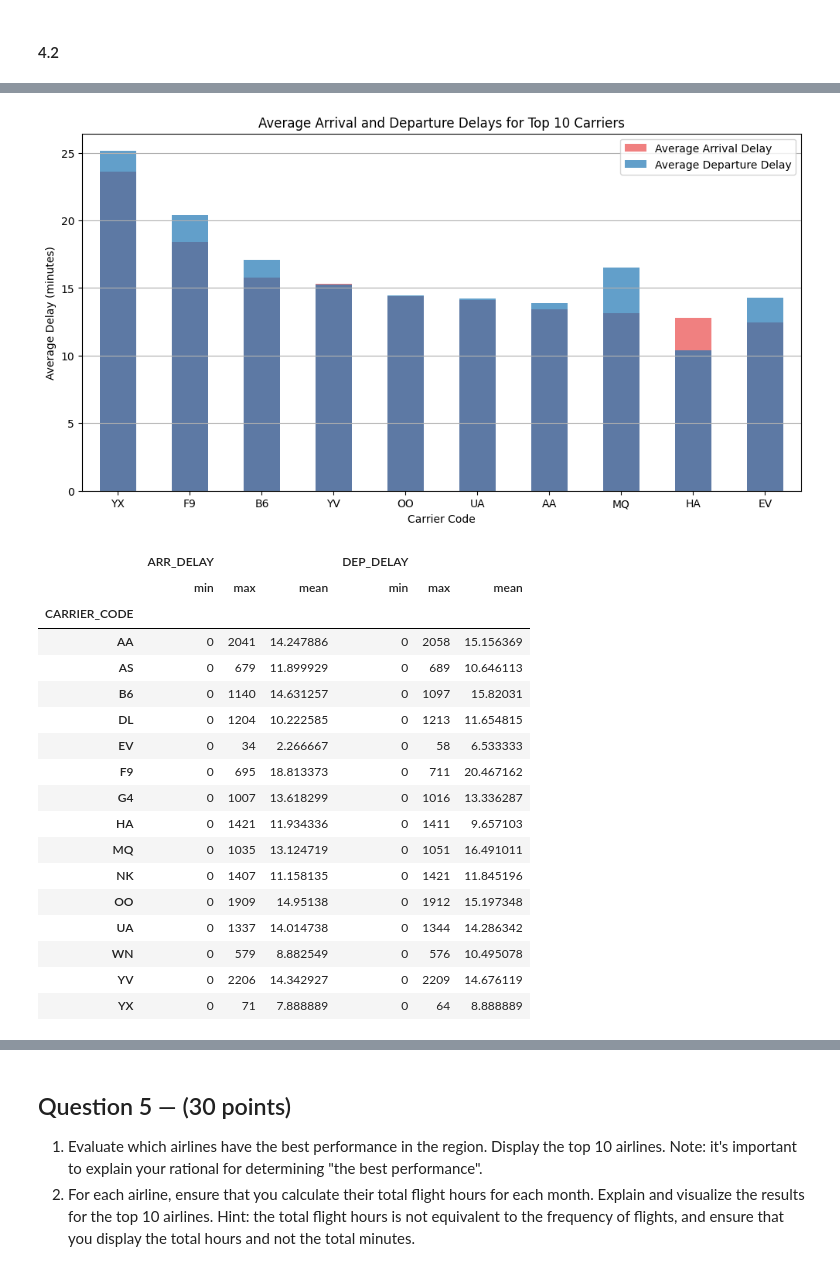
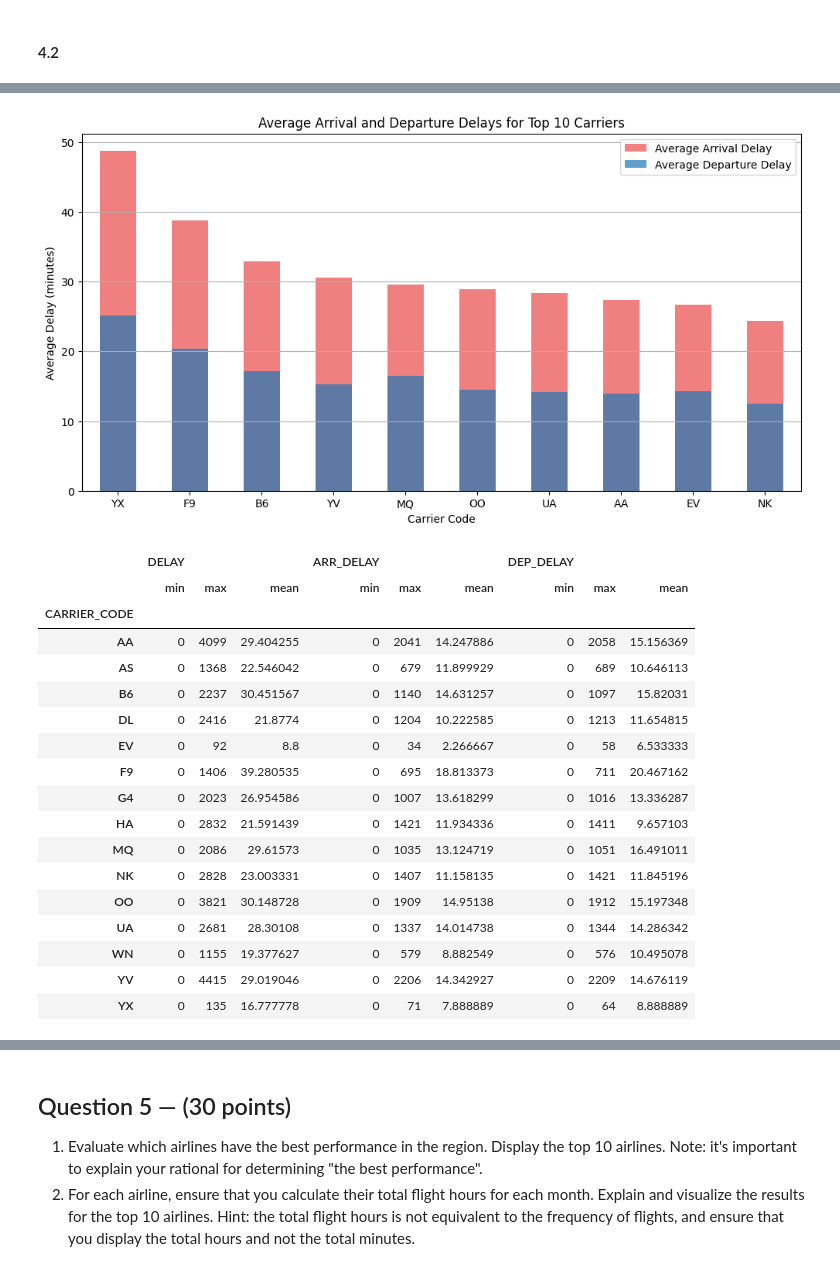
Before and after one commit to ayushzenith/practicum_1, a Jupyter notebook: Practicum.1.Group.30.ipynb, the cells around one changed output, grey strips where cells are left out. Saved outputs shown, nothing was run; the diff lists cells and outputs as text; code cells hidden in the pictures.

```diff
--- a/Practicum.1.Group.30.ipynb
+++ b/Practicum.1.Group.30.ipynb
@@ -511,11 +496,12 @@ The second chart illustrates the average arrival and departure delays for each c
 # %% [markdown]
 #### 4.2
 # %%
-# Calculate min, max, and average delays by carrier
-delay_stats = df.groupby('CARRIER_CODE')[['ARR_DELAY', 'DEP_DELAY']].agg(['min', 'max', 'mean'])
+
+df['DELAY'] = df['ARR_DELAY'] + df['DEP_DELAY']
+delay_stats = df.groupby('CARRIER_CODE')[['DELAY', 'ARR_DELAY', 'DEP_DELAY']].agg(['min', 'max', 'mean'])
 
 # Get the top 10 carriers by average arrival delay
-top_carriers = delay_stats['ARR_DELAY']['mean'].nlargest(10)
+top_carriers = delay_stats['DELAY']['mean'].nlargest(10)
 # %%
 delay_stats
 # %% [output]
@@ -549,34 +535,35 @@ plt.grid(axis='y')
 plt.legend()
 plt.show()
 # %% [output]
-[figure, old version]
+[figure, new version]
 # %%
 # Filter the data for California
 ca_data = df[df['ORIGIN_ST'] == 'CA']
 
-delay_stats_ca = ca_data.groupby('CARRIER_CODE')[['ARR_DELAY', 'DEP_DELAY']].agg(['min', 'max', 'mean'])
-top_carriers_ca = delay_stats_ca['ARR_DELAY']['mean'].nlargest(10)
+
+delay_stats_ca = ca_data.groupby('CARRIER_CODE')[['DELAY', 'ARR_DELAY', 'DEP_DELAY']].agg(['min', 'max', 'mean'])
+top_carriers_ca = delay_stats_ca['DELAY']['mean'].nlargest(10)
 
 delay_stats_ca
 # %% [output]
-|  | ARR_DELAY |  |  | DEP_DELAY |  |  |
-|  | min | max | mean | min | max | mean |
-| CARRIER_CODE |  |  |  |  |  |  |
-| AA | 0 | 2041 | 14.247886 | 0 | 2058 | 15.156369 |
-| AS | 0 | 679 | 11.899929 | 0 | 689 | 10.646113 |
-| B6 | 0 | 1140 | 14.631257 | 0 | 1097 | 15.82031 |
-| DL | 0 | 1204 | 10.222585 | 0 | 1213 | 11.654815 |
-| EV | 0 | 34 | 2.266667 | 0 | 58 | 6.533333 |
-| F9 | 0 | 695 | 18.813373 | 0 | 711 | 20.467162 |
-| G4 | 0 | 1007 | 13.618299 | 0 | 1016 | 13.336287 |
-| HA | 0 | 1421 | 11.934336 | 0 | 1411 | 9.657103 |
-| MQ | 0 | 1035 | 13.124719 | 0 | 1051 | 16.491011 |
-| NK | 0 | 1407 | 11.158135 | 0 | 1421 | 11.845196 |
-| OO | 0 | 1909 | 14.95138 | 0 | 1912 | 15.197348 |
-| UA | 0 | 1337 | 14.014738 | 0 | 1344 | 14.286342 |
-| WN | 0 | 579 | 8.882549 | 0 | 576 | 10.495078 |
-| YV | 0 | 2206 | 14.342927 | 0 | 2209 | 14.676119 |
-| YX | 0 | 71 | 7.888889 | 0 | 64 | 8.888889 |
+|  | DELAY |  |  | ARR_DELAY |  |  | DEP_DELAY |  |  |
+|  | min | max | mean | min | max | mean | min | max | mean |
+| CARRIER_CODE |  |  |  |  |  |  |  |  |  |
+| AA | 0 | 4099 | 29.404255 | 0 | 2041 | 14.247886 | 0 | 2058 | 15.156369 |
+| AS | 0 | 1368 | 22.546042 | 0 | 679 | 11.899929 | 0 | 689 | 10.646113 |
+| B6 | 0 | 2237 | 30.451567 | 0 | 1140 | 14.631257 | 0 | 1097 | 15.82031 |
+| DL | 0 | 2416 | 21.8774 | 0 | 1204 | 10.222585 | 0 | 1213 | 11.654815 |
+| EV | 0 | 92 | 8.8 | 0 | 34 | 2.266667 | 0 | 58 | 6.533333 |
+| F9 | 0 | 1406 | 39.280535 | 0 | 695 | 18.813373 | 0 | 711 | 20.467162 |
+| G4 | 0 | 2023 | 26.954586 | 0 | 1007 | 13.618299 | 0 | 1016 | 13.336287 |
+| HA | 0 | 2832 | 21.591439 | 0 | 1421 | 11.934336 | 0 | 1411 | 9.657103 |
+| MQ | 0 | 2086 | 29.61573 | 0 | 1035 | 13.124719 | 0 | 1051 | 16.491011 |
+| NK | 0 | 2828 | 23.003331 | 0 | 1407 | 11.158135 | 0 | 1421 | 11.845196 |
+| OO | 0 | 3821 | 30.148728 | 0 | 1909 | 14.95138 | 0 | 1912 | 15.197348 |
+| UA | 0 | 2681 | 28.30108 | 0 | 1337 | 14.014738 | 0 | 1344 | 14.286342 |
+| WN | 0 | 1155 | 19.377627 | 0 | 579 | 8.882549 | 0 | 576 | 10.495078 |
+| YV | 0 | 4415 | 29.019046 | 0 | 2206 | 14.342927 | 0 | 2209 | 14.676119 |
+| YX | 0 | 135 | 16.777778 | 0 | 71 | 7.888889 | 0 | 64 | 8.888889 |
 # %%
 # Filter the data for Arizona
 az_data = df[df['ORIGIN_ST'] == 'AZ']
```
Also changed, not shown: parts of 8 cells of this notebook.
